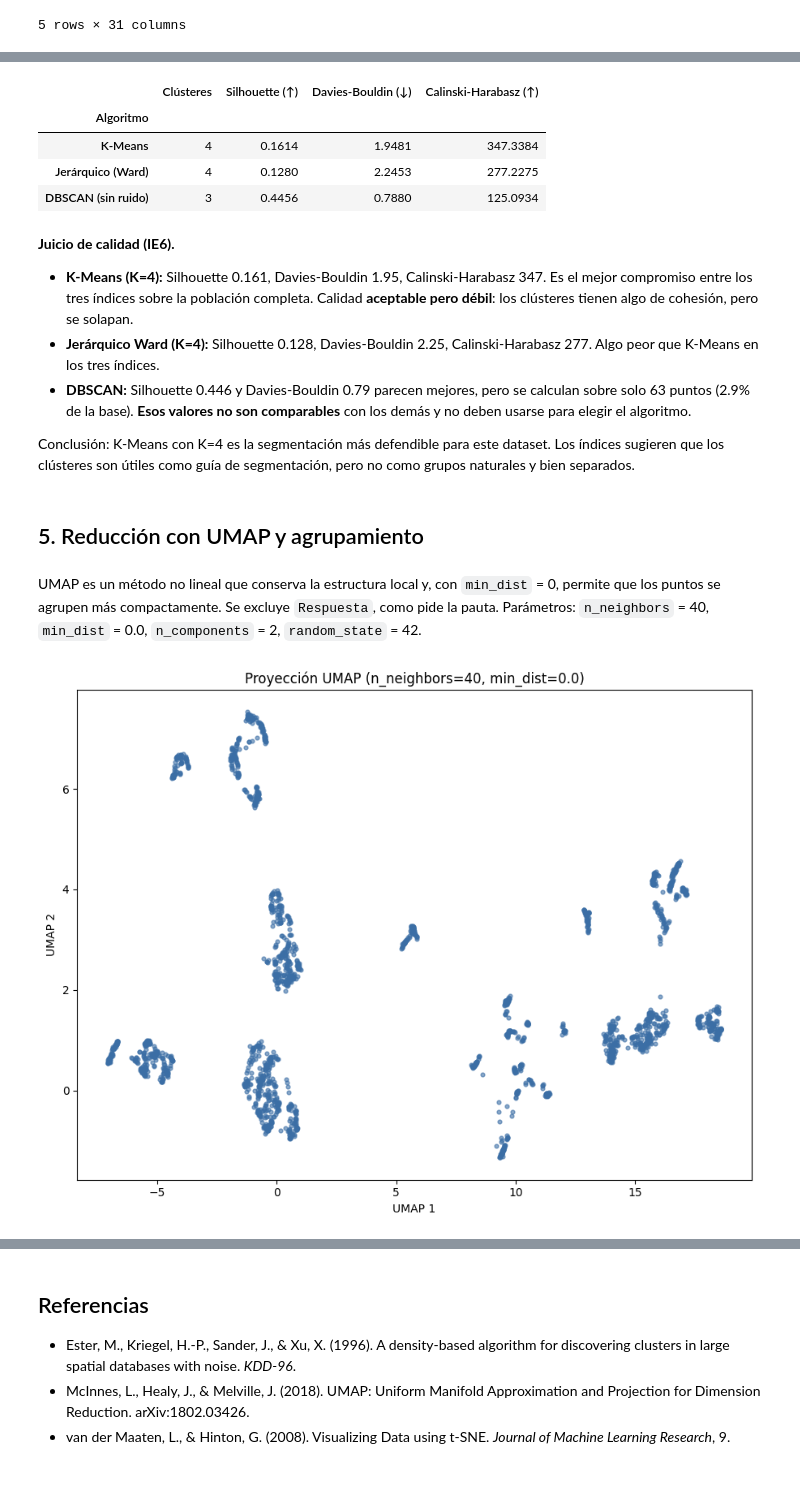
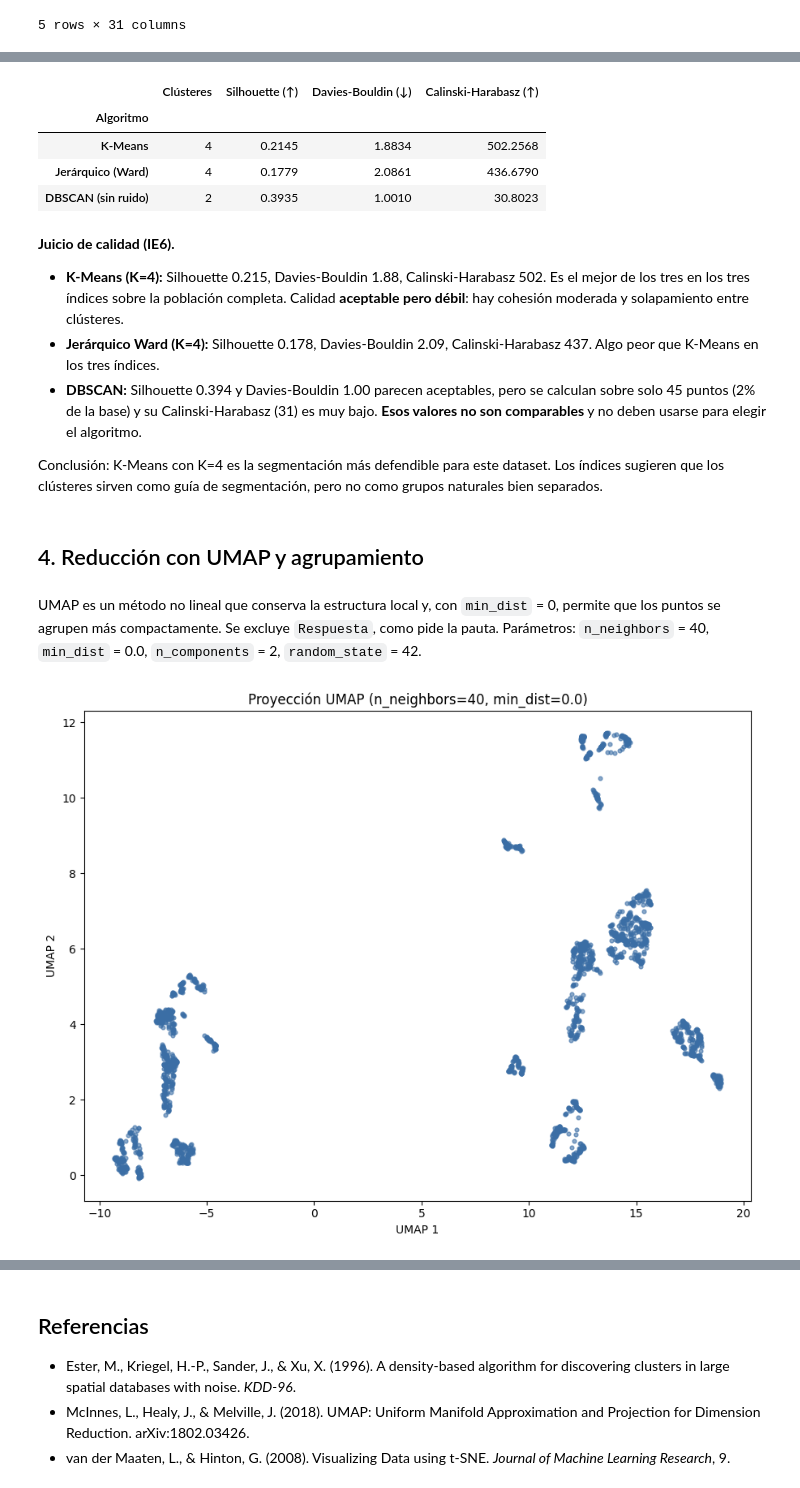
Before and after one commit to gabriel1-du/Aprendizaje-no-supervisado-Reduccion-de-dimensionaldiad-Clustering-y-validacion-, a Jupyter notebook: notebooks/notebook.ipynb, the cells around one changed output, grey strips where cells are left out. Saved outputs shown, nothing was run; the diff lists cells and outputs as text; code cells hidden in the pictures.

```diff
--- a/notebooks/notebook.ipynb
+++ b/notebooks/notebook.ipynb
@@ -124,6 +59,6 @@ PCA busca combinaciones lineales de las variables que capturan la mayor varianza
 # %%
 pca = PCA(n_components=8, random_state=42)
-pca.fit(df_sel)
+pca.fit(df)
 
 varianza_pca = pd.DataFrame({
     "varianza_explicada": pca.explained_variance_,
@@ -497,7 +429,7 @@ Por eso la coincidencia numérica con Silhouette no tiene valor: el resultado de
 Se comparan los tres algoritmos con tres índices internos: Silhouette (mayor es mejor), Davies-Bouldin (menor es mejor) y Calinski-Harabasz (mayor es mejor). DBSCAN se evalúa sin los puntos de ruido, lo que es una limitación importante.
 # %%
 mascara_sin_ruido = etiquetas_dbscan != -1
-X_val = df_sel.values
+X_val = df.values
 tabla_validacion = pd.DataFrame([
     {
         "Algoritmo": "K-Means",
@@ -525,35 +457,35 @@ tabla_validacion.round(4)
 # %% [output]
 |  | Clústeres | Silhouette (↑) | Davies-Bouldin (↓) | Calinski-Harabasz (↑) |
 | Algoritmo |  |  |  |  |
-| K-Means | 4 | 0.1614 | 1.9481 | 347.3384 |
-| Jerárquico (Ward) | 4 | 0.1280 | 2.2453 | 277.2275 |
-| DBSCAN (sin ruido) | 3 | 0.4456 | 0.7880 | 125.0934 |
+| K-Means | 4 | 0.2145 | 1.8834 | 502.2568 |
+| Jerárquico (Ward) | 4 | 0.1779 | 2.0861 | 436.6790 |
+| DBSCAN (sin ruido) | 2 | 0.3935 | 1.0010 | 30.8023 |
 # %% [markdown]
 **Juicio de calidad (IE6).**
 
-- **K-Means (K=4):** Silhouette 0.161, Davies-Bouldin 1.95, Calinski-Harabasz 347. Es el mejor compromiso entre los tres índices sobre la población completa. Calidad **aceptable pero débil**: los clústeres tienen algo de cohesión, pero se solapan.
-- **Jerárquico Ward (K=4):** Silhouette 0.128, Davies-Bouldin 2.25, Calinski-Harabasz 277. Algo peor que K-Means en los tres índices.
-- **DBSCAN:** Silhouette 0.446 y Davies-Bouldin 0.79 parecen mejores, pero se calculan sobre solo 63 puntos (2.9% de la base). **Esos valores no son comparables** con los demás y no deben usarse para elegir el algoritmo.
+- **K-Means (K=4):** Silhouette 0.215, Davies-Bouldin 1.88, Calinski-Harabasz 502. Es el mejor de los tres en los tres índices sobre la población completa. Calidad **aceptable pero débil**: hay cohesión moderada y solapamiento entre clústeres.
+- **Jerárquico Ward (K=4):** Silhouette 0.178, Davies-Bouldin 2.09, Calinski-Harabasz 437. Algo peor que K-Means en los tres índices.
+- **DBSCAN:** Silhouette 0.394 y Davies-Bouldin 1.00 parecen aceptables, pero se calculan sobre solo 45 puntos (2% de la base) y su Calinski-Harabasz (31) es muy bajo. **Esos valores no son comparables** y no deben usarse para elegir el algoritmo.
 
-Conclusión: K-Means con K=4 es la segmentación más defendible para este dataset. Los índices sugieren que los clústeres son útiles como guía de segmentación, pero no como grupos naturales y bien separados.
+Conclusión: K-Means con K=4 es la segmentación más defendible para este dataset. Los índices sugieren que los clústeres sirven como guía de segmentación, pero no como grupos naturales bien separados.
 # %% [markdown]
-## 5. Reducción con UMAP y agrupamiento
+## 4. Reducción con UMAP y agrupamiento
 # %% [markdown]
 UMAP es un método no lineal que conserva la estructura local y, con `min_dist` = 0, permite que los puntos se agrupen más compactamente. Se excluye `Respuesta`, como pide la pauta. Parámetros: `n_neighbors` = 40, `min_dist` = 0.0, `n_components` = 2, `random_state` = 42.
 # %%
-df_umap = df_sel.drop(columns="Respuesta")
+df_umap = df.drop(columns="Respuesta")
 reductor_umap = umap.UMAP(n_neighbors=40, min_dist=0.0, n_components=2, random_state=42)
 umap_2d = reductor_umap.fit_transform(df_umap)
 
 fig, ax = plt.subplots(figsize=(9, 7))
 ax.scatter(umap_2d[:, 0], umap_2d[:, 1], s=12, alpha=0.6, c="#3b6ea5")
 ax.set_xlabel("UMAP 1")
 ax.set_ylabel("UMAP 2")
 ax.set_title("Proyección UMAP (n_neighbors=40, min_dist=0.0)")
 plt.tight_layout()
 plt.show()
 # %% [output]
-[figure, old version]
+[figure, new version]
 # %%
 clusters_umap = KMeans(n_clusters=k_optimo, random_state=42, n_init=10).fit_predict(umap_2d)
 
```
Also changed, not shown: parts of 60 cells of this notebook.
